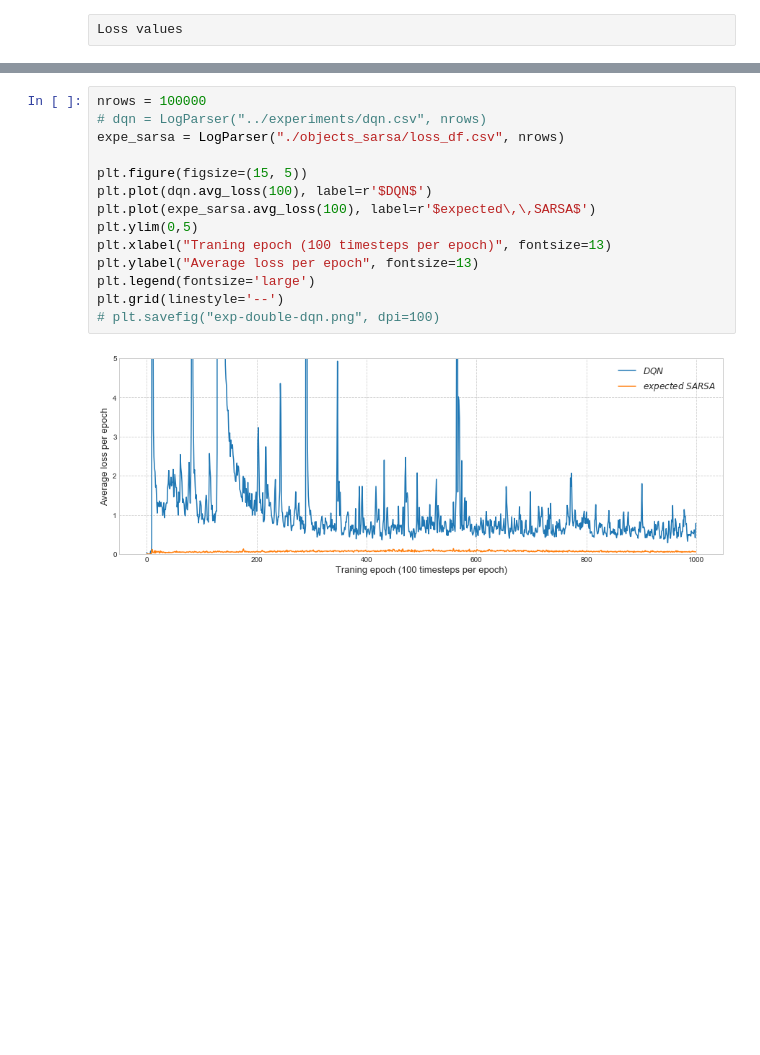
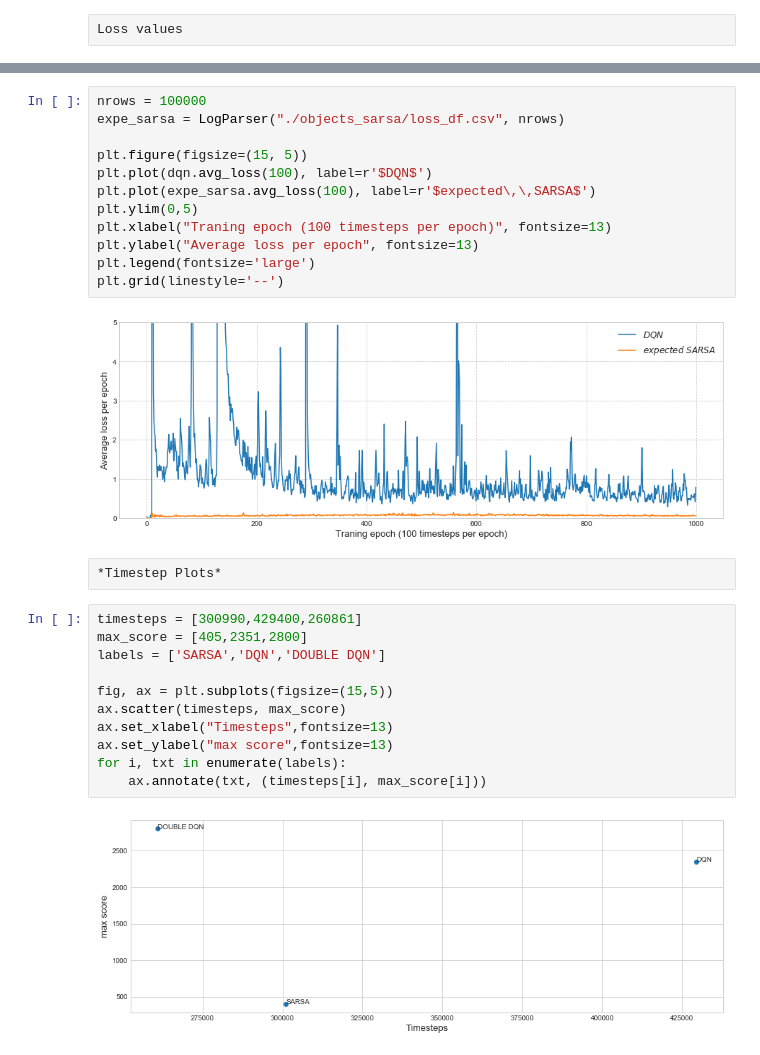
Before and after one commit to snehasri25/AI_Project_CS7IS2, a Jupyter notebook: Visualization.ipynb, the cells around one changed output, grey strips where cells are left out. Drawn from its saved outputs; the diff is of its cells as text; blank space fills up the shorter version.

Commit message:
Update Visualization

```diff
--- a/Visualization.ipynb
+++ b/Visualization.ipynb
@@ -115,7 +100,6 @@ plt.grid(linestyle='--')
 [figure]
 # %%
 nrows = 100000
-# dqn = LogParser("../experiments/dqn.csv", nrows)
 expe_sarsa = LogParser("./objects_sarsa/loss_df.csv", nrows)
 
 plt.figure(figsize=(15, 5))
@@ -126,6 +110,20 @@ plt.xlabel("Traning epoch (100 timesteps per epoch)", fontsize=13)
 plt.ylabel("Average loss per epoch", fontsize=13)
 plt.legend(fontsize='large')
 plt.grid(linestyle='--')
-# plt.savefig("exp-double-dqn.png", dpi=100)
 # %% [output]
 [figure]
+# %% [raw]
+*Timestep Plots*
+# %%
+timesteps = [300990,429400,260861]
+max_score = [405,2351,2800]
+labels = ['SARSA','DQN','DOUBLE DQN']
+
+fig, ax = plt.subplots(figsize=(15,5))
+ax.scatter(timesteps, max_score)
+ax.set_xlabel("Timesteps",fontsize=13)
+ax.set_ylabel("max score",fontsize=13)
+for i, txt in enumerate(labels):
+    ax.annotate(txt, (timesteps[i], max_score[i]))
+# %% [output]
+[figure, added]
```
Also changed, not shown: parts of 7 cells of this notebook.
